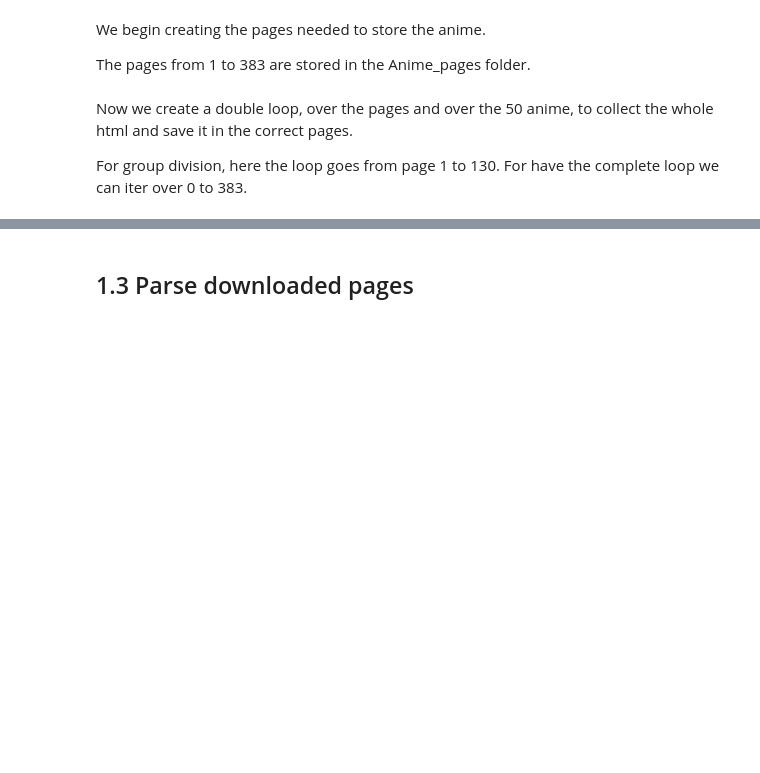
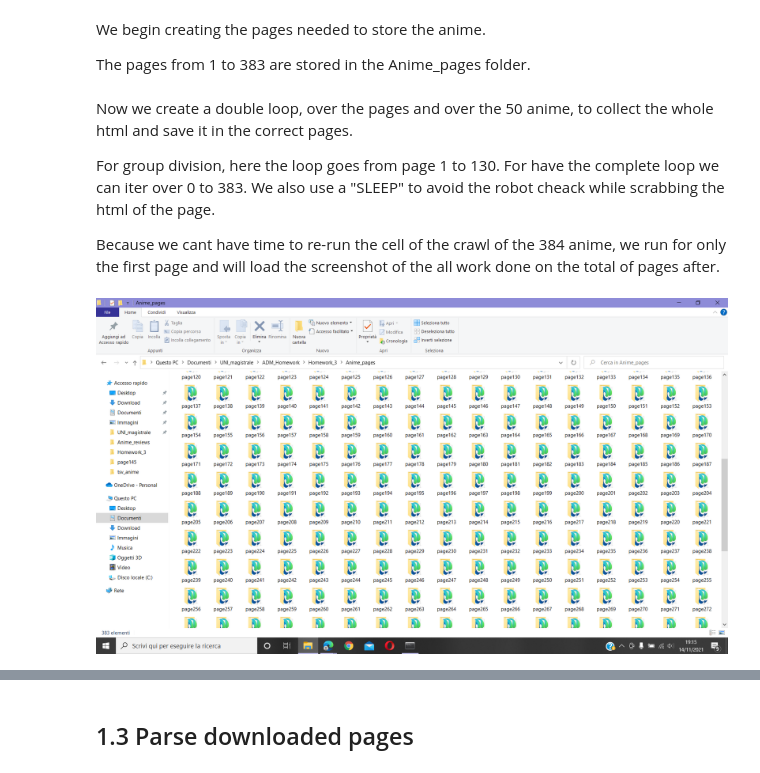
Before and after one commit to giulio-derasmo/Homework-3, a Jupyter notebook: main.ipynb, the cells around one changed output, grey strips where cells are left out. Saved outputs shown, nothing was run; the diff lists cells and outputs as text; code cells hidden in the pictures; blank space fills up the shorter version.

```diff
--- a/main.ipynb
+++ b/main.ipynb
@@ -93,4 +93,7 @@ for page in tqdm(range(1, 384)):
 Now we create a double loop, over the pages and over the 50 anime, to collect the whole html and save it in the correct pages.
 
 For group division, here the loop goes from page 1 to 130. For have the complete loop we can iter over 0 to 383.
+We also use a "SLEEP" to avoid the robot cheack while scrabbing the html of the page.
+
+Because we cant have time to re-run the cell of the crawl of the 384 anime, we run for only the first page and will load the screenshot of the all work done on the total of pages after.
 # %%
@@ -108,0 +116,6 @@ for page in tqdm(range(0, 130)):
+# %%
+from PIL import Image
+myImage = Image.open("Screenshot2.png");
+myImage
+# %% [output]
+[figure, added]
```
Also changed, not shown: parts of 108 cells of this notebook, 1 other file.
